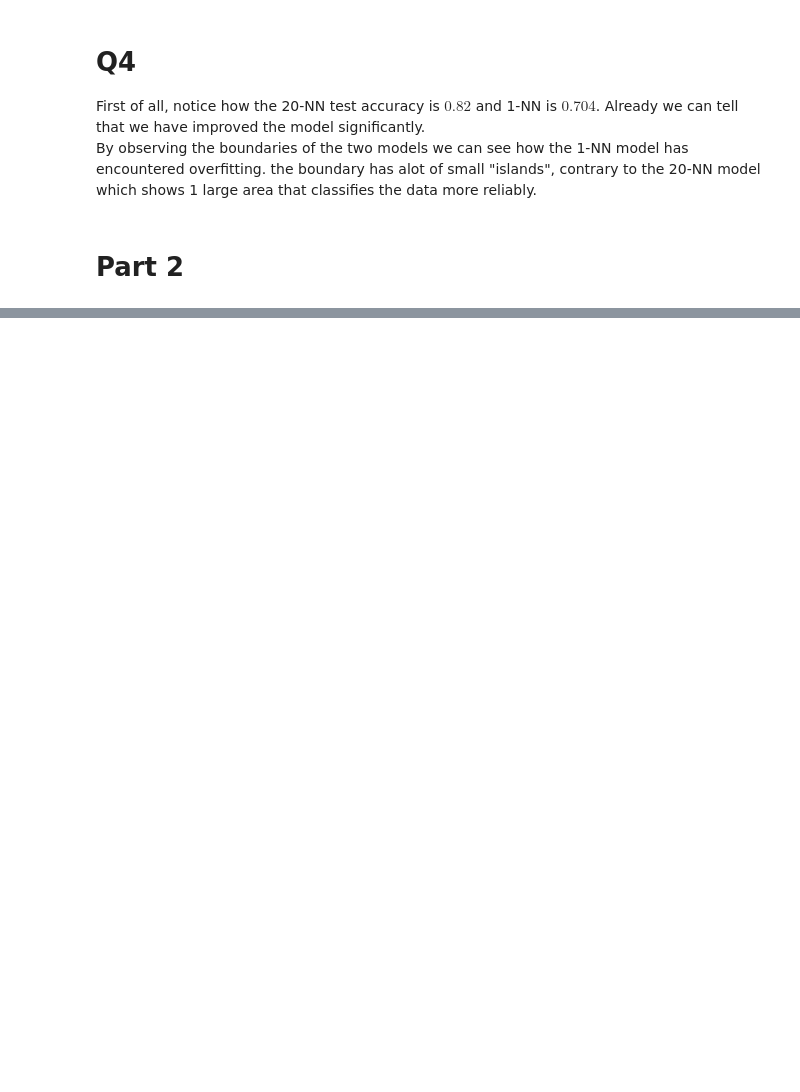
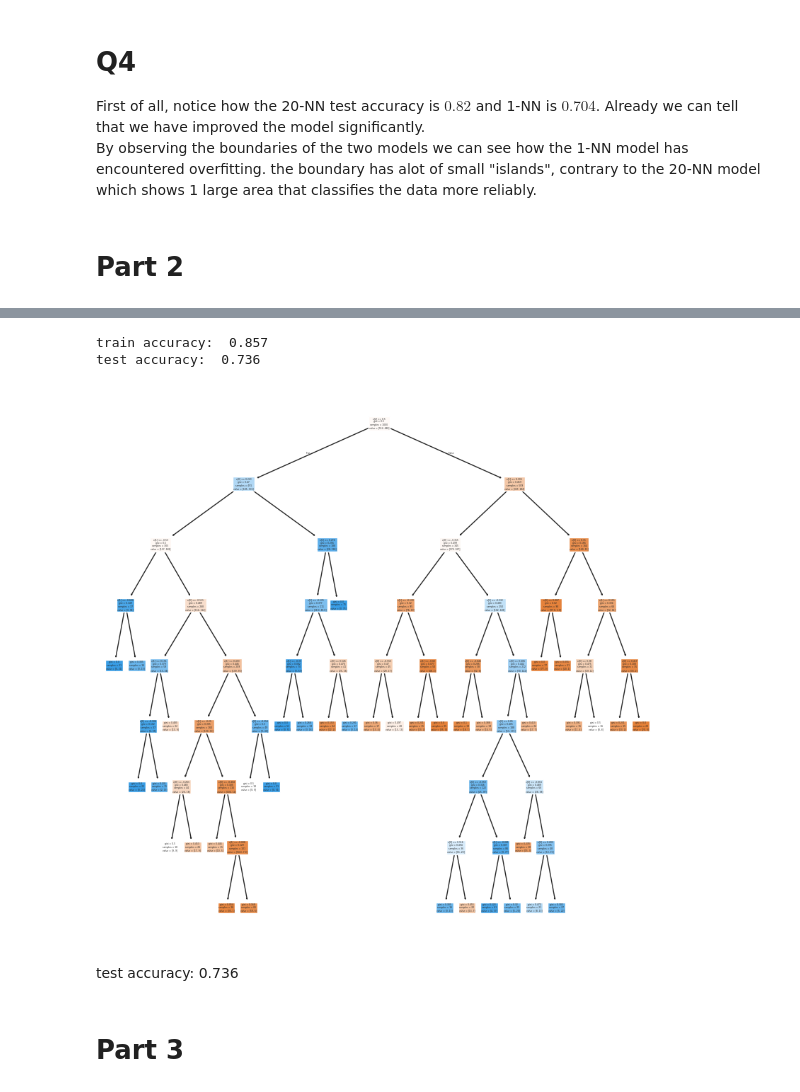
Before and after one commit to Shayshoon/ML_2, a Jupyter notebook: HW2_template.ipynb, the cells around one changed output, grey strips where cells are left out. Drawn from its saved outputs; the diff is of its cells as text; code cells hidden in the pictures; blank space fills up the shorter version.

```diff
--- a/HW2_template.ipynb
+++ b/HW2_template.ipynb
@@ -311,0 +318,17 @@ underfitting occurs for low `max_depth` values because a shallow tree might not
+# %%
+clf = DecisionTreeClassifier(max_depth=8, min_samples_leaf=15)
+clf.fit(part2_train_df[['PCR_04', 'PCR_06', 'blood_type_group']], part2_train_df['risk'])
+
+print('train accuracy: ', clf.score(X=part2_train_df[['PCR_04', 'PCR_06', 'blood_type_group']], y=part2_train_df['risk']))
+print('test accuracy: ', clf.score(X=part2_test_df[['PCR_04', 'PCR_06', 'blood_type_group']], y=part2_test_df['risk']))
+
+_ = plt.figure(figsize=(10,10))
+_ = plot_tree(clf, filled=True)
+# %% [output]
+train accuracy:  0.857
+test accuracy:  0.736
+[figure, added]
+# %% [markdown]
+test accuracy:  0.736
+# %% [markdown]
+# Part 3
```
Also changed, not shown: parts of 15 cells of this notebook.
